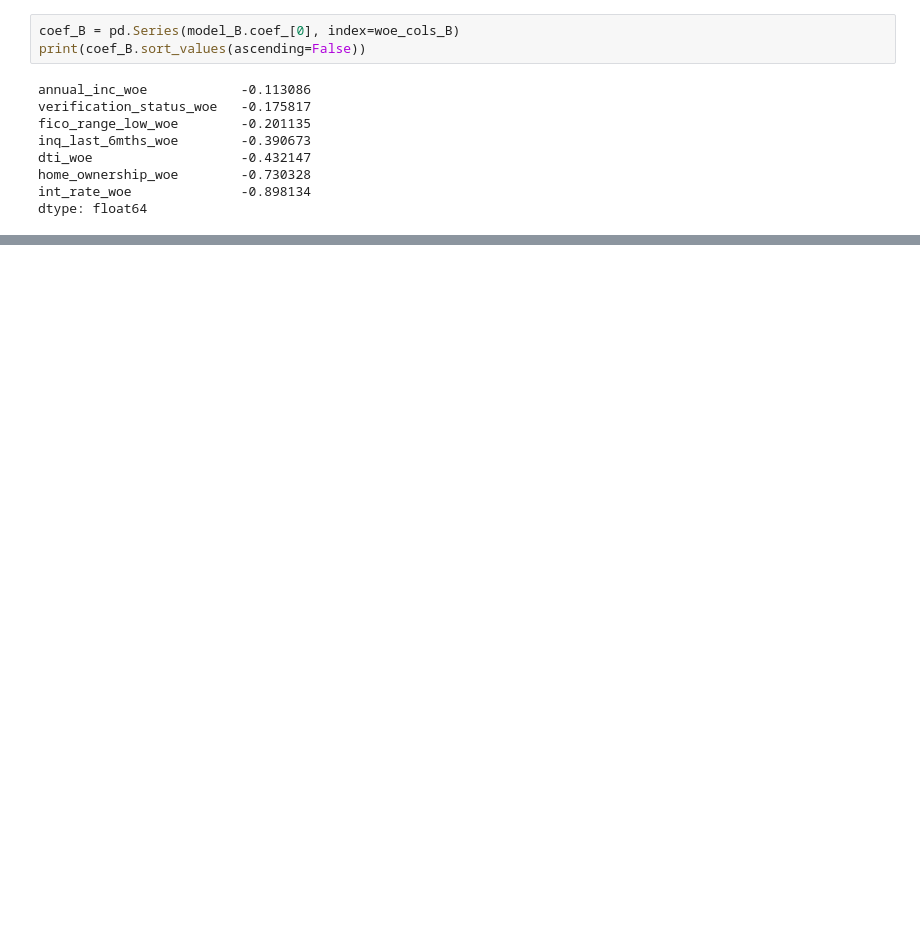
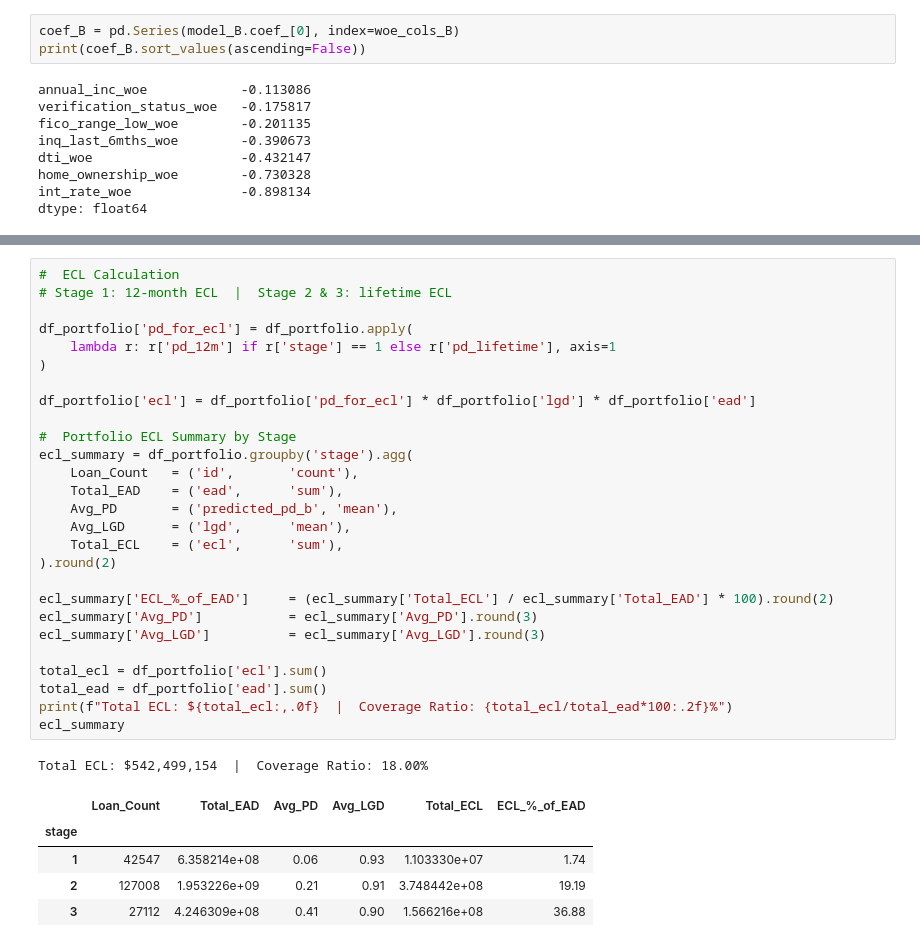
Before and after one commit to BhavyaMehra/retail-credit-risk-pd-model, a Jupyter notebook: notebooks/LendingClub.ipynb, the cells around one changed output, grey strips where cells are left out. Drawn from its saved outputs; the diff is of its cells as text; blank space fills up the shorter version.

```diff
--- a/notebooks/LendingClub.ipynb
+++ b/notebooks/LendingClub.ipynb
@@ -1361,0 +812,34 @@ df_scores.head()
+# %%
+#  ECL Calculation
+# Stage 1: 12-month ECL  |  Stage 2 & 3: lifetime ECL
+
+df_portfolio['pd_for_ecl'] = df_portfolio.apply(
+    lambda r: r['pd_12m'] if r['stage'] == 1 else r['pd_lifetime'], axis=1
+)
+
+df_portfolio['ecl'] = df_portfolio['pd_for_ecl'] * df_portfolio['lgd'] * df_portfolio['ead']
+
+#  Portfolio ECL Summary by Stage
+ecl_summary = df_portfolio.groupby('stage').agg(
+    Loan_Count   = ('id',       'count'),
+    Total_EAD    = ('ead',      'sum'),
+    Avg_PD       = ('predicted_pd_b', 'mean'),
+    Avg_LGD      = ('lgd',      'mean'),
+    Total_ECL    = ('ecl',      'sum'),
+).round(2)
+
+ecl_summary['ECL_%_of_EAD']     = (ecl_summary['Total_ECL'] / ecl_summary['Total_EAD'] * 100).round(2)
+ecl_summary['Avg_PD']           = ecl_summary['Avg_PD'].round(3)
+ecl_summary['Avg_LGD']          = ecl_summary['Avg_LGD'].round(3)
+
+total_ecl = df_portfolio['ecl'].sum()
+total_ead = df_portfolio['ead'].sum()
+print(f"Total ECL: ${total_ecl:,.0f}  |  Coverage Ratio: {total_ecl/total_ead*100:.2f}%")
+ecl_summary
+# %% [output]
+Total ECL: $542,499,154  |  Coverage Ratio: 18.00%
+|  | Loan_Count | Total_EAD | Avg_PD | Avg_LGD | Total_ECL | ECL_%_of_EAD |
+| stage |  |  |  |  |  |  |
+| 1 | 42547 | 6.358214e+08 | 0.06 | 0.93 | 1.103330e+07 | 1.74 |
+| 2 | 127008 | 1.953226e+09 | 0.21 | 0.91 | 3.748442e+08 | 19.19 |
+| 3 | 27112 | 4.246309e+08 | 0.41 | 0.90 | 1.566216e+08 | 36.88 |
```
Also changed, not shown: parts of 195 cells of this notebook.
